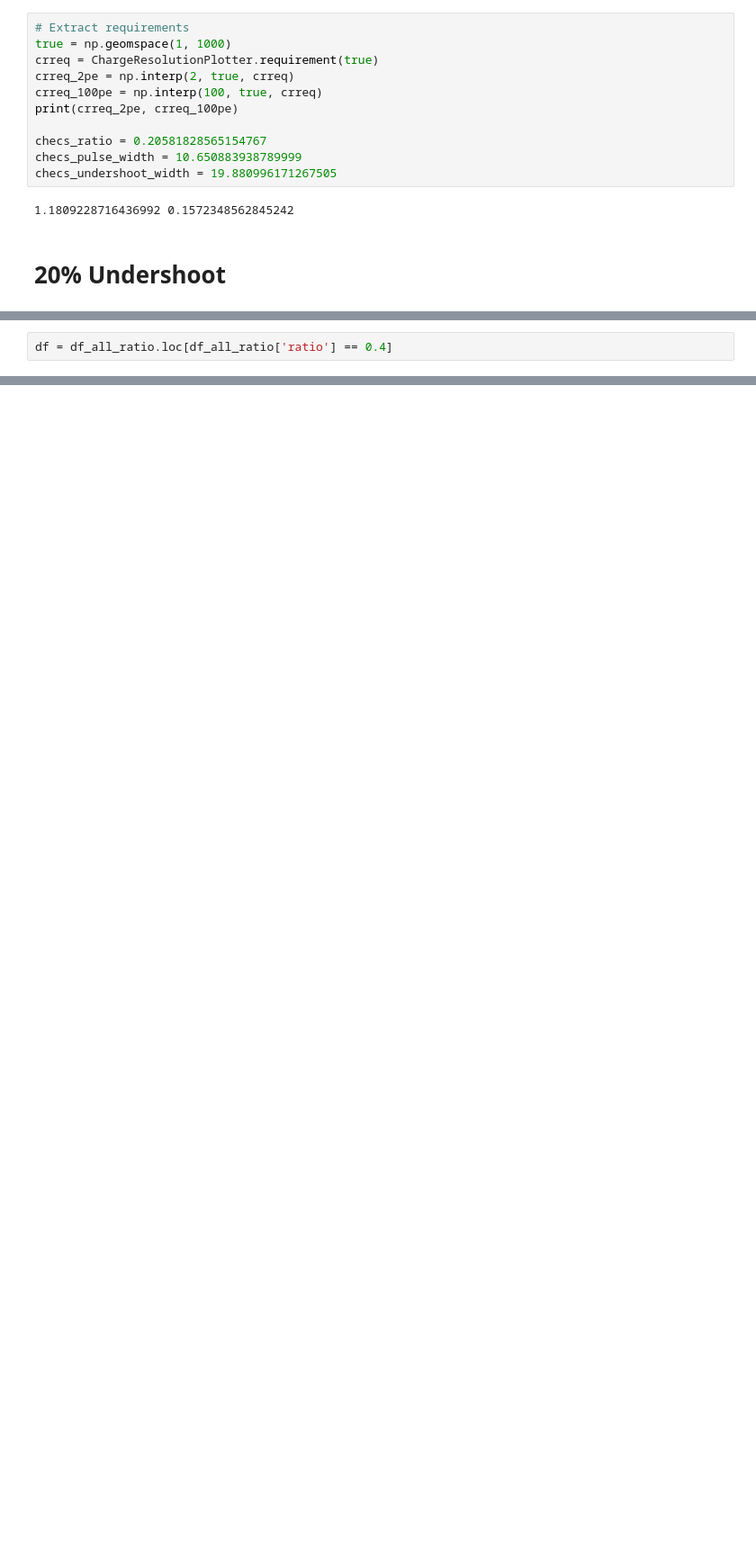
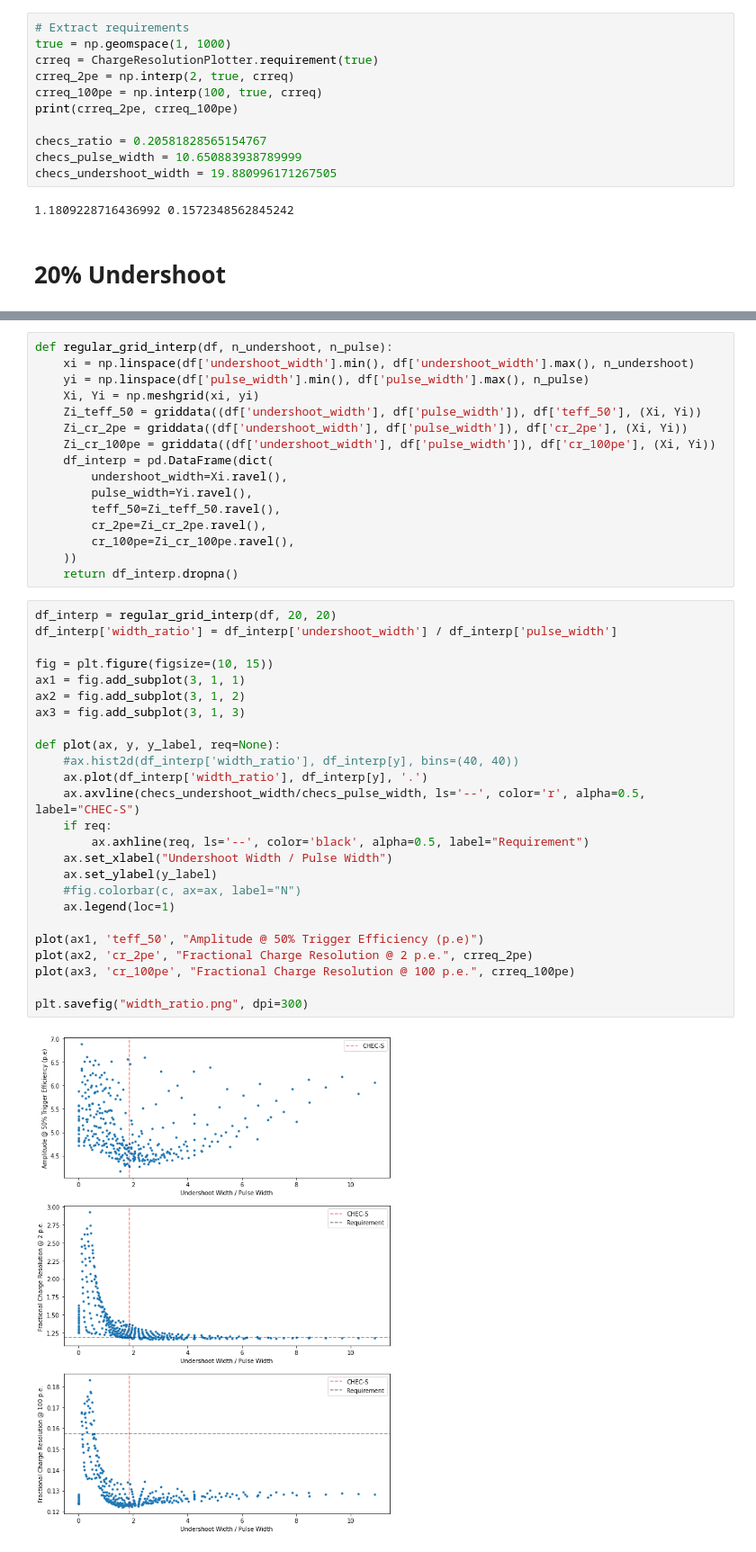
Before and after one commit to watsonjj/labbook, a Jupyter notebook: d200626_undershoot/plot_performance.ipynb, the cells around one changed output, grey strips where cells are left out. Shown: that part at 90% size. Cells and saved outputs as stored; diff of their text form; blank space fills up the shorter version.

```diff
--- a/d200626_undershoot/plot_performance.ipynb
+++ b/d200626_undershoot/plot_performance.ipynb
@@ -211,2 +77,0 @@ plt.savefig("cr_100pe.png", dpi=300)
-# %%
-df = df_all_ratio.loc[df_all_ratio['ratio'] == 0.4]
@@ -245,0 +78,43 @@ fig.colorbar(c, ax=ax, label="Fractional Charge Resolution @ 100 p.e.")
+# %%
+def regular_grid_interp(df, n_undershoot, n_pulse):
+    xi = np.linspace(df['undershoot_width'].min(), df['undershoot_width'].max(), n_undershoot)
+    yi = np.linspace(df['pulse_width'].min(), df['pulse_width'].max(), n_pulse)
+    Xi, Yi = np.meshgrid(xi, yi)
+    Zi_teff_50 = griddata((df['undershoot_width'], df['pulse_width']), df['teff_50'], (Xi, Yi))
+    Zi_cr_2pe = griddata((df['undershoot_width'], df['pulse_width']), df['cr_2pe'], (Xi, Yi))
+    Zi_cr_100pe = griddata((df['undershoot_width'], df['pulse_width']), df['cr_100pe'], (Xi, Yi))
+    df_interp = pd.DataFrame(dict(
+        undershoot_width=Xi.ravel(),
+        pulse_width=Yi.ravel(),
+        teff_50=Zi_teff_50.ravel(),
+        cr_2pe=Zi_cr_2pe.ravel(),
+        cr_100pe=Zi_cr_100pe.ravel(),
+    ))
+    return df_interp.dropna()
+# %%
+df_interp = regular_grid_interp(df, 20, 20)
+df_interp['width_ratio'] = df_interp['undershoot_width'] / df_interp['pulse_width']
+
+fig = plt.figure(figsize=(10, 15))
+ax1 = fig.add_subplot(3, 1, 1)
+ax2 = fig.add_subplot(3, 1, 2)
+ax3 = fig.add_subplot(3, 1, 3)
+
+def plot(ax, y, y_label, req=None):
+    #ax.hist2d(df_interp['width_ratio'], df_interp[y], bins=(40, 40))
+    ax.plot(df_interp['width_ratio'], df_interp[y], '.')
+    ax.axvline(checs_undershoot_width/checs_pulse_width, ls='--', color='r', alpha=0.5, label="CHEC-S")
+    if req:
+        ax.axhline(req, ls='--', color='black', alpha=0.5, label="Requirement")
+    ax.set_xlabel("Undershoot Width / Pulse Width")
+    ax.set_ylabel(y_label)
+    #fig.colorbar(c, ax=ax, label="N")
+    ax.legend(loc=1)
+
+plot(ax1, 'teff_50', "Amplitude @ 50% Trigger Efficiency (p.e)")
+plot(ax2, 'cr_2pe', "Fractional Charge Resolution @ 2 p.e.", crreq_2pe)
+plot(ax3, 'cr_100pe', "Fractional Charge Resolution @ 100 p.e.", crreq_100pe)
+
+plt.savefig("width_ratio.png", dpi=300)
+# %% [output]
+[figure, added]
```
Also changed, not shown: parts of 24 cells of this notebook, 13 other files.
